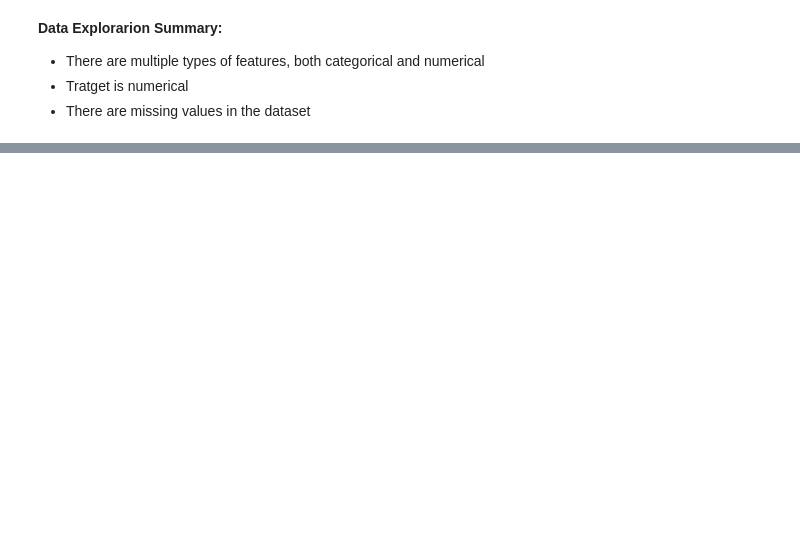
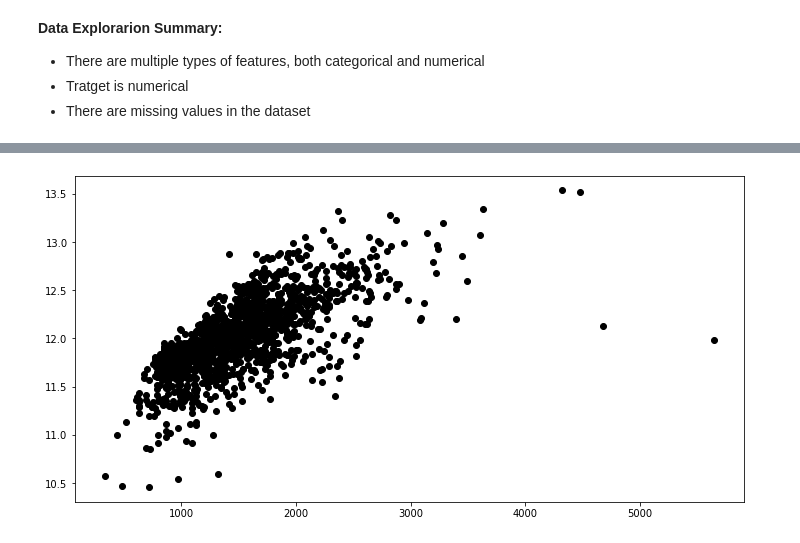
Before and after one commit to yajingran/group_2_final_project, a Jupyter notebook: Final_Project_KL.ipynb, the cells around one changed output, grey strips where cells are left out. Drawn from its saved outputs; the diff is of its cells as text; code cells hidden in the pictures; blank space fills up the shorter version.

```diff
--- a/Final_Project_KL.ipynb
+++ b/Final_Project_KL.ipynb
@@ -200,0 +345,6 @@ NameError: ignored
+# %%
+#check the outlier from grlivarea
+plt.scatter(y =df.saleprice,x = df.grlivarea,c = 'black')
+plt.show()
+# %% [output]
+[figure, added]
```
Also changed, not shown: parts of 81 cells of this notebook.
